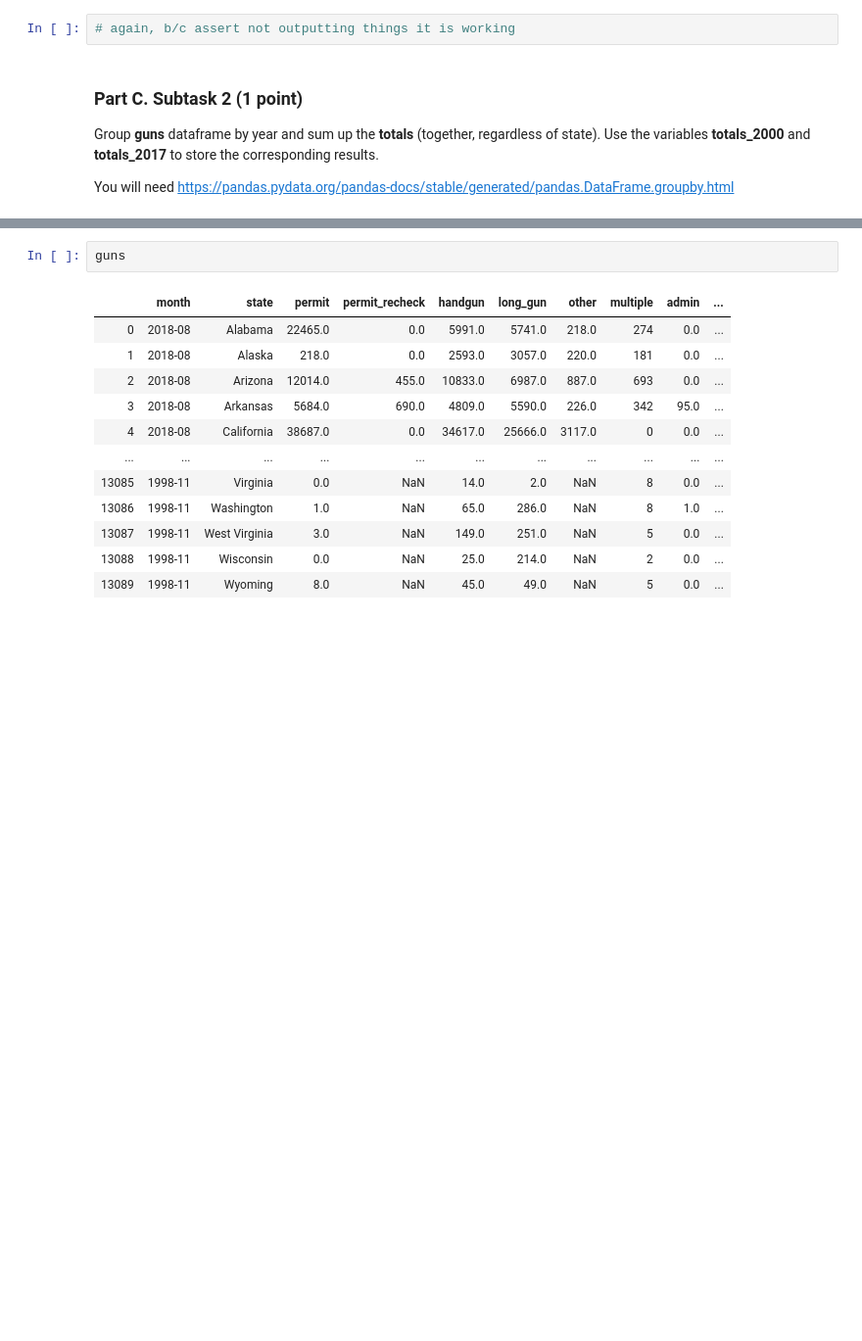
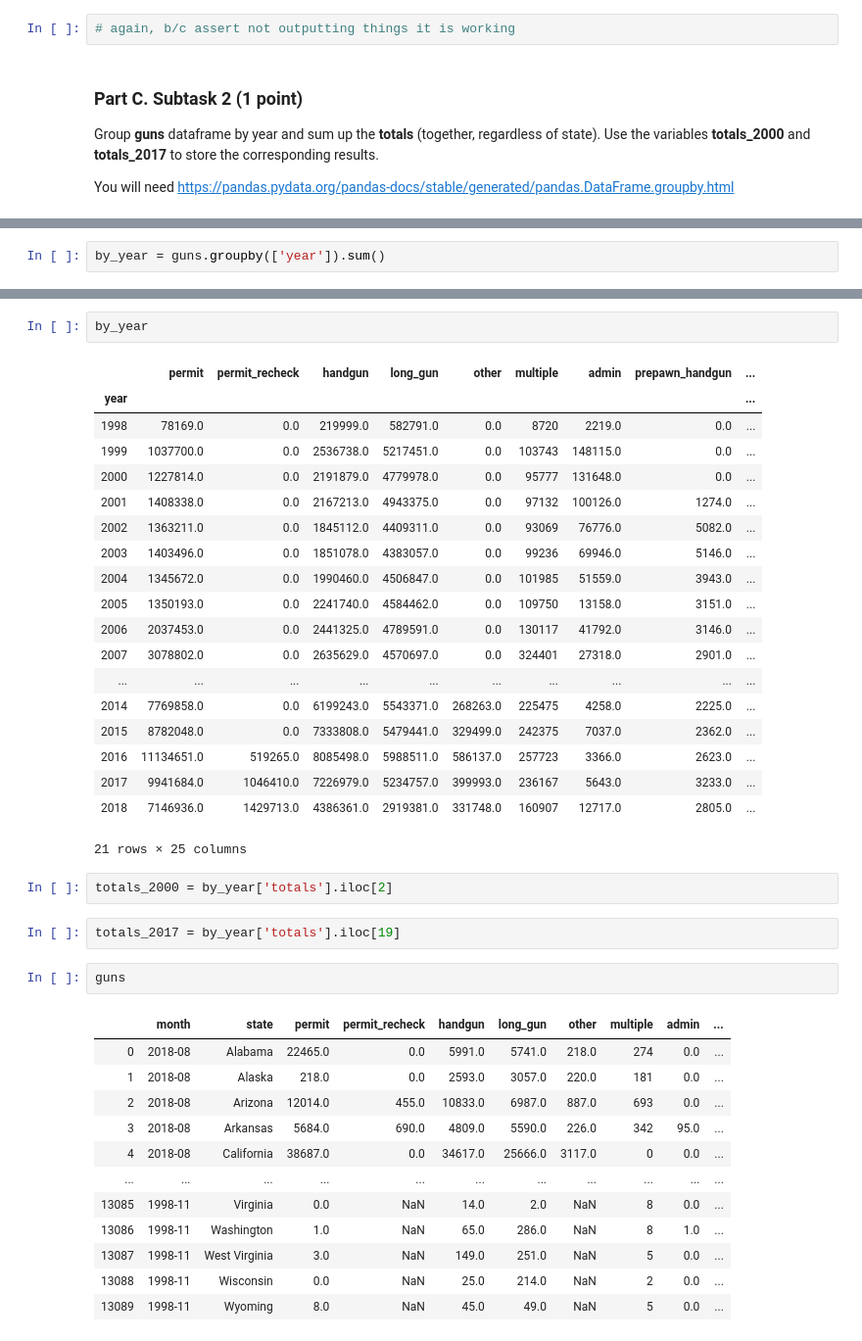
Before and after one commit to lichtend/fall2019, a Jupyter notebook: week2/Week2-assignment.ipynb, the cells around one changed output, grey strips where cells are left out. Shown at 98% size. Saved outputs shown, nothing was run; the diff lists cells and outputs as text; blank space fills up the shorter version.

```diff
--- a/week2/Week2-assignment.ipynb
+++ b/week2/Week2-assignment.ipynb
@@ -485,0 +523,2 @@ print (by_year)
+# %%
+by_year = guns.groupby(['year']).sum()
@@ -486,3 +545,29 @@ print (by_year)
+# %%
+by_year
+# %% [output]
+|  | permit | permit_recheck | handgun | long_gun | other | multiple | admin | prepawn_handgun | ... |
+| year |  |  |  |  |  |  |  |  | ... |
+| 1998 | 78169.0 | 0.0 | 219999.0 | 582791.0 | 0.0 | 8720 | 2219.0 | 0.0 | ... |
+| 1999 | 1037700.0 | 0.0 | 2536738.0 | 5217451.0 | 0.0 | 103743 | 148115.0 | 0.0 | ... |
+| 2000 | 1227814.0 | 0.0 | 2191879.0 | 4779978.0 | 0.0 | 95777 | 131648.0 | 0.0 | ... |
+| 2001 | 1408338.0 | 0.0 | 2167213.0 | 4943375.0 | 0.0 | 97132 | 100126.0 | 1274.0 | ... |
+| 2002 | 1363211.0 | 0.0 | 1845112.0 | 4409311.0 | 0.0 | 93069 | 76776.0 | 5082.0 | ... |
+| 2003 | 1403496.0 | 0.0 | 1851078.0 | 4383057.0 | 0.0 | 99236 | 69946.0 | 5146.0 | ... |
+| 2004 | 1345672.0 | 0.0 | 1990460.0 | 4506847.0 | 0.0 | 101985 | 51559.0 | 3943.0 | ... |
+| 2005 | 1350193.0 | 0.0 | 2241740.0 | 4584462.0 | 0.0 | 109750 | 13158.0 | 3151.0 | ... |
+| 2006 | 2037453.0 | 0.0 | 2441325.0 | 4789591.0 | 0.0 | 130117 | 41792.0 | 3146.0 | ... |
+| 2007 | 3078802.0 | 0.0 | 2635629.0 | 4570697.0 | 0.0 | 324401 | 27318.0 | 2901.0 | ... |
+| ... | ... | ... | ... | ... | ... | ... | ... | ... | ... |
+| 2014 | 7769858.0 | 0.0 | 6199243.0 | 5543371.0 | 268263.0 | 225475 | 4258.0 | 2225.0 | ... |
+| 2015 | 8782048.0 | 0.0 | 7333808.0 | 5479441.0 | 329499.0 | 242375 | 7037.0 | 2362.0 | ... |
+| 2016 | 11134651.0 | 519265.0 | 8085498.0 | 5988511.0 | 586137.0 | 257723 | 3366.0 | 2623.0 | ... |
+| 2017 | 9941684.0 | 1046410.0 | 7226979.0 | 5234757.0 | 399993.0 | 236167 | 5643.0 | 3233.0 | ... |
+| 2018 | 7146936.0 | 1429713.0 | 4386361.0 | 2919381.0 | 331748.0 | 160907 | 12717.0 | 2805.0 | ... |
+21 rows × 25 columns
+# %%
+totals_2000 = by_year['totals'].iloc[2]
+# %%
+totals_2017 = by_year['totals'].iloc[19]
 # %%
 guns
 # %% [output]
```
Also changed, not shown: parts of 12 cells of this notebook.
